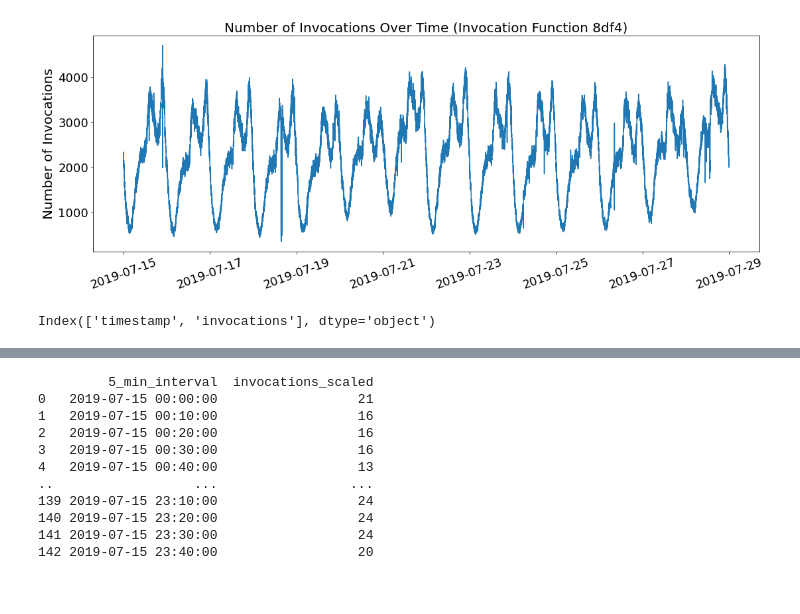
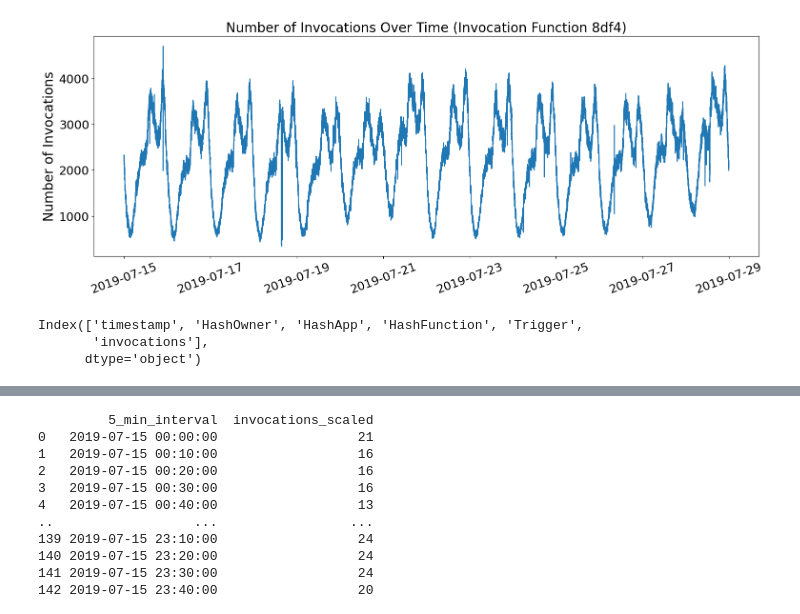
Before and after one commit to joanoliveras/Time-Series-Library, a Jupyter notebook: ccgrid_scripts/data-science.ipynb, the cells around one changed output, grey strips where cells are left out. Saved outputs shown, nothing was run; the diff lists cells and outputs as text; code cells hidden in the pictures; blank space fills up the shorter version.

```diff
--- a/ccgrid_scripts/data-science.ipynb
+++ b/ccgrid_scripts/data-science.ipynb
@@ -9,7 +9,7 @@ import os
 
 
 # Load the uploaded CSV file
-file_path = 'merged_filtered_data.csv'
+file_path = 'data/merged_filtered_data.csv'
 
 # Read the CSV file into a DataFrame
 df = pd.read_csv(file_path)
@@ -58,8 +61,10 @@ plt.show()
-[figure, old version]
+[figure, new version]
 # %%
 df.columns
 # %% [output]
-Index(['timestamp', 'invocations'], dtype='object')
+Index(['timestamp', 'HashOwner', 'HashApp', 'HashFunction', 'Trigger',
+       'invocations'],
+      dtype='object')
 # %%
 # Normalize 'invocations' to a range of [0, 50] and convert to integer
 # df['invocations_scaled'] = ((df['invocations'] - df['invocations'].min()) /
```
Also changed, not shown: parts of 13 cells of this notebook, 3 other files.
